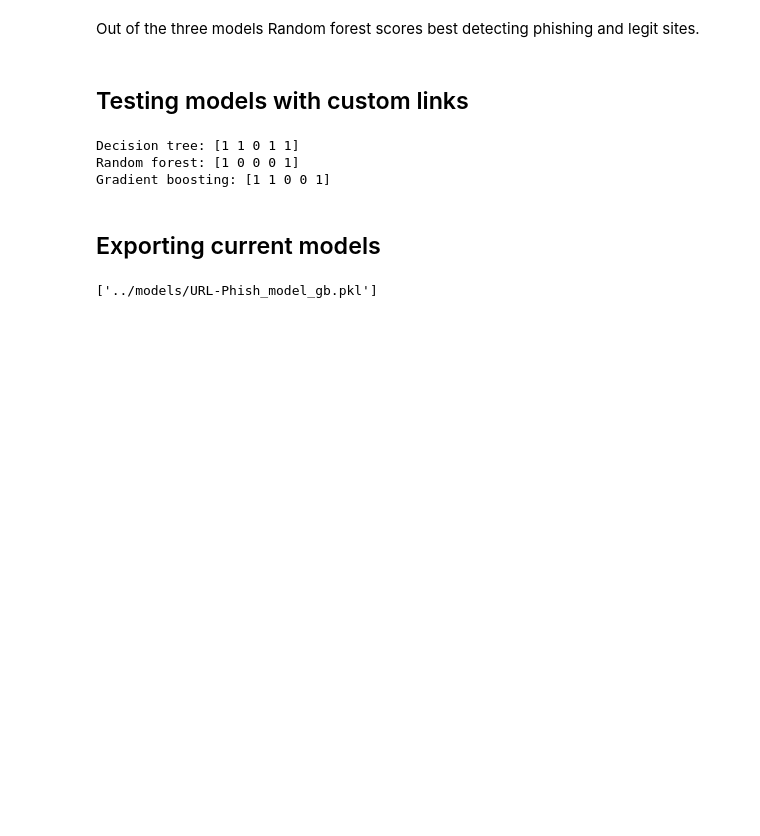
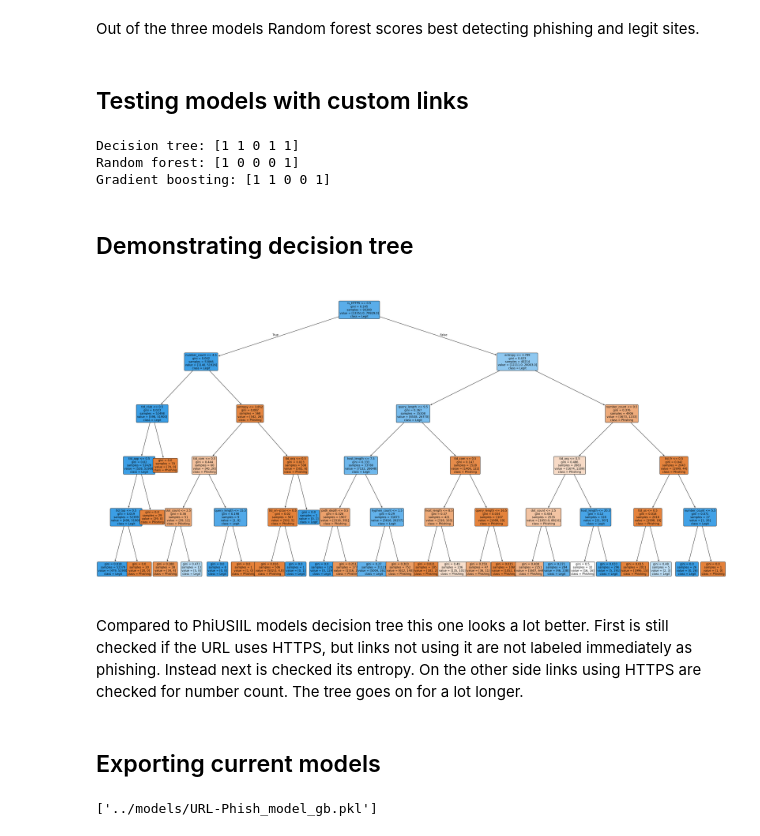
Before and after one commit to lassihi/Phishing-link-classifier, a Jupyter notebook: notebook/URL-Phish_phishing-link-classifier.ipynb, the cells around one changed output. Saved outputs shown, nothing was run; the diff lists cells and outputs as text; code cells hidden in the pictures; blank space fills up the shorter version.

Commit message:
Add decision tree demonstration

```diff
--- a/notebook/URL-Phish_phishing-link-classifier.ipynb
+++ b/notebook/URL-Phish_phishing-link-classifier.ipynb
@@ -210,6 +210,27 @@ print(f"Gradient boosting: {model_gb.predict(X_custom)}")
 Decision tree: [1 1 0 1 1]
 Random forest: [1 0 0 0 1]
 Gradient boosting: [1 1 0 0 1]
+# %% [markdown]
+## Demonstrating decision tree
+# %%
+from sklearn.tree import plot_tree
+
+fig, ax = plt.subplots(figsize=(40, 20), dpi=200)
+plot_tree(
+    decision_tree=model_tree,
+    feature_names=model_tree.feature_names_in_,
+    class_names=["Phishing", "Legit"],
+    filled=True,
+    rounded=True,
+    fontsize=10,
+    ax=ax,
+)
+fig.savefig("URL-Phish-tree.png", dpi=300, bbox_inches="tight")
+plt.show()
+# %% [output]
+[figure, added]
+# %% [markdown]
+Compared to PhiUSIIL models decision tree this one looks a lot better. First is still checked if the URL uses HTTPS, but links not using it are not labeled immediately as phishing. Instead next is checked its entropy. On the other side links using HTTPS are checked for number count. The tree goes on for a lot longer.
 # %% [markdown]
 ## Exporting current models
 # %%
```
Also changed, not shown: 1 other file.
